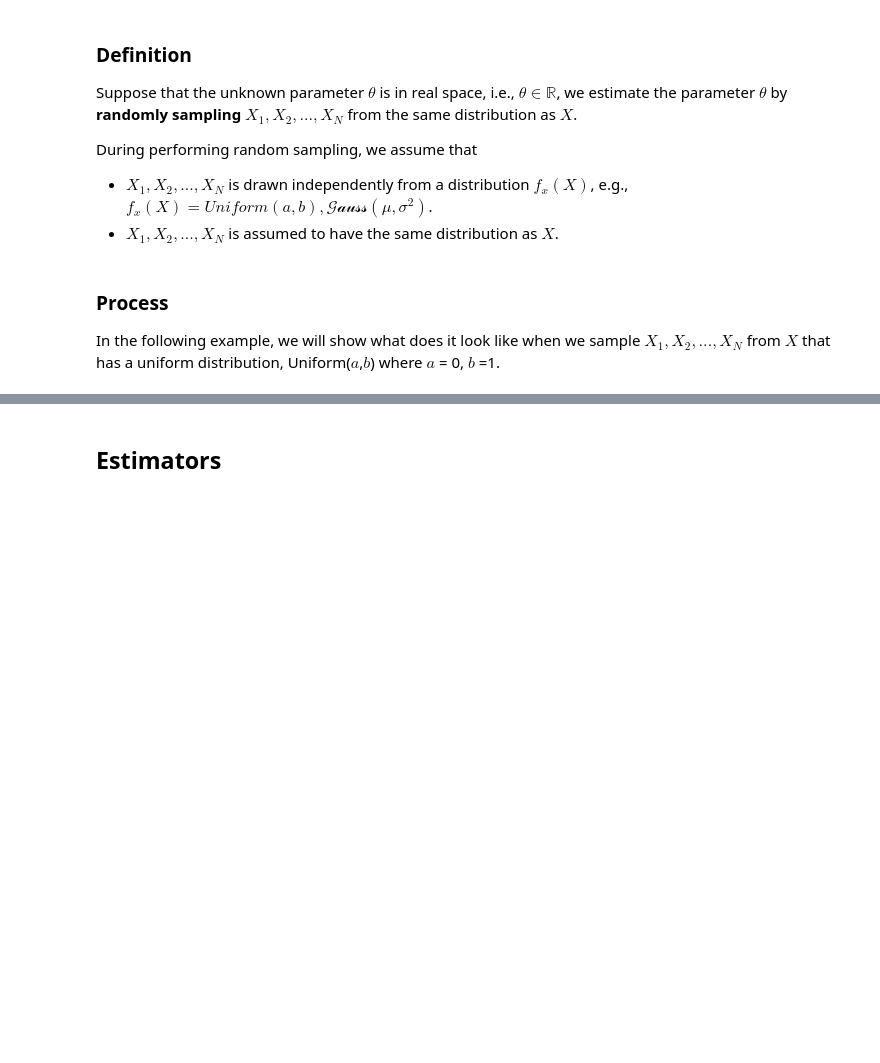
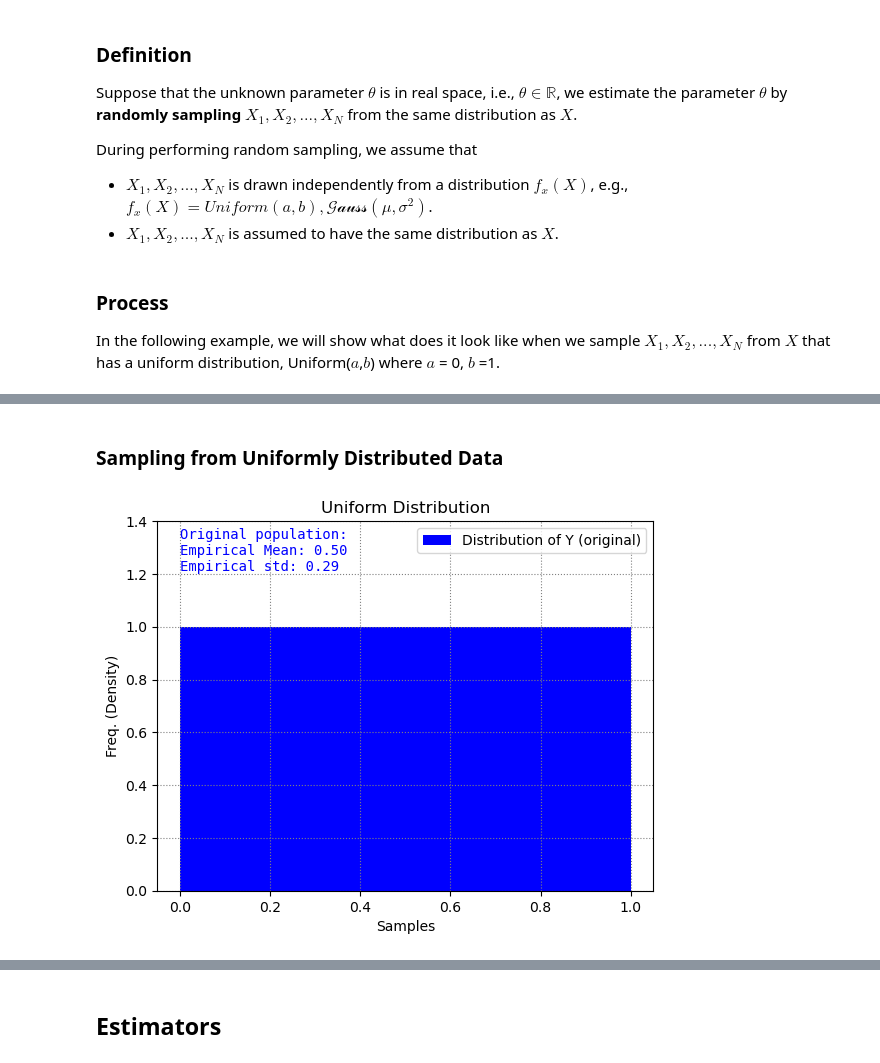
Before and after one commit to GenAI-CUEE/Estimation-Theory-EE523, a Jupyter notebook: Tutorial1/main.ipynb, the cells around one changed output, grey strips where cells are left out. Saved outputs shown, nothing was run; the diff lists cells and outputs as text; code cells hidden in the pictures; blank space fills up the shorter version.

```diff
--- a/Tutorial1/main.ipynb
+++ b/Tutorial1/main.ipynb
@@ -85,0 +111,27 @@ Variance of subsamples: 0.10
+# %% [markdown]
+### Sampling from Uniformly Distributed Data
+# %%
+data_population = 1*np.linspace(0,1,5000)
+
+
+textstr_original = '\n'.join([
+    'Original population:',
+    "Empirical Mean: %.2f"  % np.mean(data_population),
+    "Empirical std: %.2f" % np.std(data_population)])
+
+plt.hist(data_population, bins = np.arange(0, 1 + 0.05, 0.05), density=True, color="blue",  label="Distribution of Y (original)")
+plt.text(-0, 1.375, textstr_original, horizontalalignment='left', verticalalignment='top', family='monospace', color="blue")
+plt.ylabel("Freq. (Density)")
+plt.xlabel("Samples")
+plt.title("Uniform Distribution")
+plt.ylim(0,1.4)
+plt.xlim(-.05,1.05)
+plt.legend(loc='upper right')
+plt.grid( which='both', color='grey', linestyle=':')
+plt.savefig("Original_Uniformly_Distributed.png",
+               bbox_inches='tight',
+               transparent=True,
+               pad_inches=0,dpi=400)
+plt.show()
+# %% [output]
+[figure, added]
```
Also changed, not shown: parts of 6 cells of this notebook.
